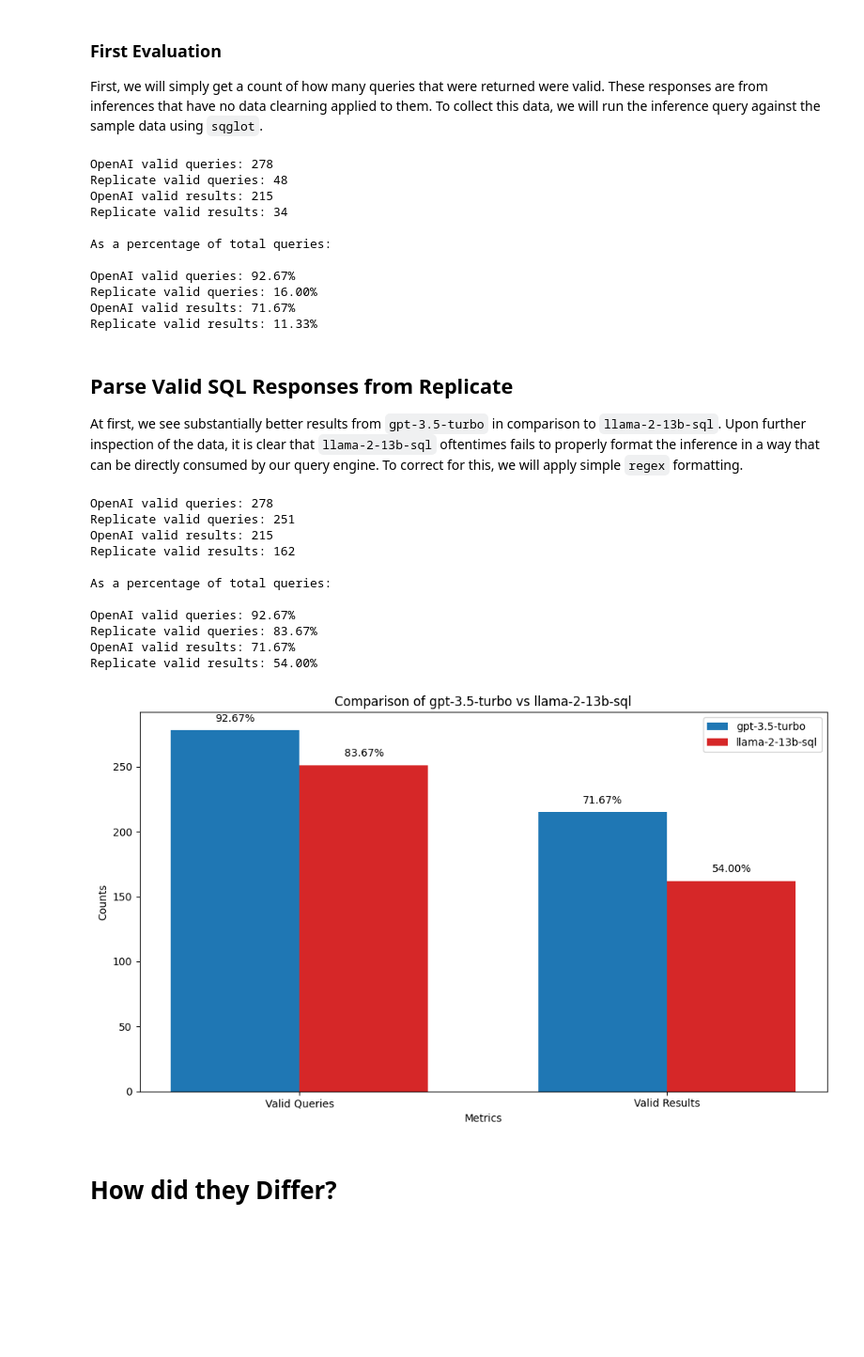
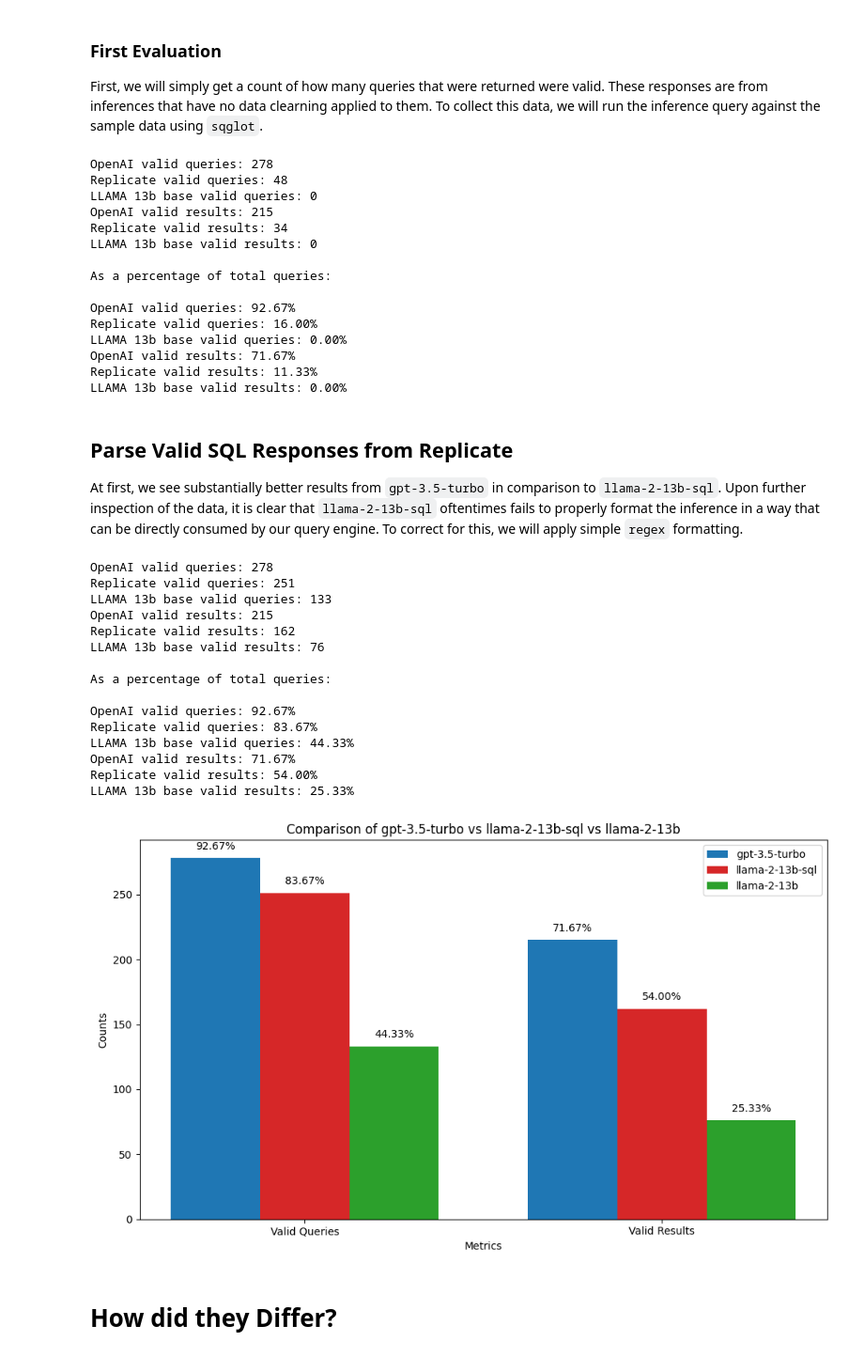
Before and after one commit to denverbaumgartner/autoSQL, a Jupyter notebook: autoSQL/autosql/eval/eval.ipynb, the cells around one changed output. Shown at 94% size. Drawn from its saved outputs; the diff is of its cells as text; code cells hidden in the pictures; blank space fills up the shorter version.

Commit message:
eval: base llama-13b & loss charts (#4)

```diff
--- a/autoSQL/autosql/eval/eval.ipynb
+++ b/autoSQL/autosql/eval/eval.ipynb
@@ -42,7 +43,7 @@ sqe = SQLEval()
 
 This data can be downloaded from [here](https://huggingface.co/datasets/alagaesia/auto-sql-create-context/blob/main/rich_testing_subset_llama_13b_1_0_0_inferences.zip) and should soon be available for direct download from the Hub in a programmatic fashion.
 # %%
-inference_data = Dataset.load_from_disk("../../local_data/rich_testing_subset_llama_13b_1_0_0_inferences_two")
+inference_data = Dataset.load_from_disk("../../local_data/rich_testing_subset_llama_13b_1_0_0_inferences_two_b")
 
 print("Loaded inference data")
 print("The dataset has {} rows and {} columns".format(inference_data.num_rows, inference_data.num_columns))
@@ -65,38 +66,50 @@ First, we will simply get a count of how many queries that were returned were va
 # %%
 inference_data = inference_data.map(sqe.validate_openai_query)
 inference_data = inference_data.map(sqe.validate_replicate_query)
+inference_data = inference_data.map(sqe.validate_replicate_query, fn_kwargs={"query_label": "llama_2_13b_base_inference", "result_label": "llama_2_13b_base_result", "valid_label": "llama_2_13b_base_valid"})
 inference_data = inference_data.map(sqe.inference_result_check)
+inference_data = inference_data.map(sqe.custom_inference_result_check, fn_kwargs={"column_result_label": "llama_2_13b_base_result", "outcome_label": "llama_2_13b_base_correct"})
 
 openai_valid_queries = inference_data.filter(lambda x: x["openai_valid"] == True)
 replicate_valid_queries = inference_data.filter(lambda x: x["replicate_valid"] == True)
+llama_13b_base_valid_queries = inference_data.filter(lambda x: x["llama_2_13b_base_valid"] == True)
 
 openai_valid_results = inference_data.filter(lambda x: x["openai_correct"] == True)
 replicate_valid_results = inference_data.filter(lambda x: x["replicate_correct"] == True)
+llama_13b_base_valid_results = inference_data.filter(lambda x: x["llama_2_13b_base_correct"] == True)
 
 print("OpenAI valid queries: {}".format(openai_valid_queries.num_rows))
 print("Replicate valid queries: {}".format(replicate_valid_queries.num_rows))
+print("LLAMA 13b base valid queries: {}".format(llama_13b_base_valid_queries.num_rows))
 
 print("OpenAI valid results: {}".format(openai_valid_results.num_rows))
 print("Replicate valid results: {}".format(replicate_valid_results.num_rows))
+print("LLAMA 13b base valid results: {}".format(llama_13b_base_valid_results.num_rows))
 
 print("\nAs a percentage of total queries: \n")
 print("OpenAI valid queries: {:.2f}%".format(100 * openai_valid_queries.num_rows / inference_data.num_rows))
 print("Replicate valid queries: {:.2f}%".format(100 * replicate_valid_queries.num_rows / inference_data.num_rows))
+print("LLAMA 13b base valid queries: {:.2f}%".format(100 * llama_13b_base_valid_queries.num_rows / inference_data.num_rows))
 
 print("OpenAI valid results: {:.2f}%".format(100 * openai_valid_results.num_rows / inference_data.num_rows))
 print("Replicate valid results: {:.2f}%".format(100 * replicate_valid_results.num_rows / inference_data.num_rows))
+print("LLAMA 13b base valid results: {:.2f}%".format(100 * llama_13b_base_valid_results.num_rows / inference_data.num_rows))
 # %% [output]
 OpenAI valid queries: 278
 Replicate valid queries: 48
+LLAMA 13b base valid queries: 0
 OpenAI valid results: 215
 Replicate valid results: 34
+LLAMA 13b base valid results: 0
 
 As a percentage of total queries:
 
 OpenAI valid queries: 92.67%
 Replicate valid queries: 16.00%
+LLAMA 13b base valid queries: 0.00%
 OpenAI valid results: 71.67%
 Replicate valid results: 11.33%
+LLAMA 13b base valid results: 0.00%
 # %% [markdown]
 ## Parse Valid SQL Responses from Replicate
 
@@ -119,76 +132,98 @@ replicate_invalid_queries = replicate_invalid_queries.map(sqe.inference_result_c
 inference_data = datasets.concatenate_datasets([replicate_valid_queries, replicate_invalid_queries])
 # %%
 inference_data = inference_data.map(sqe.replicate_response_parser)
+inference_data = inference_data.map(sqe.replicate_response_parser, fn_kwargs={"inference_label": "llama_2_13b_base_inference", "result_label": "llama_2_13b_base_result", "valid_label": "llama_2_13b_base_valid"})
 inference_data = inference_data.map(sqe.validate_openai_query)
 inference_data = inference_data.map(sqe.validate_replicate_query)
+inference_data = inference_data.map(sqe.validate_replicate_query, fn_kwargs={"query_label": "llama_2_13b_base_inference", "result_label": "llama_2_13b_base_result", "valid_label": "llama_2_13b_base_valid"})
 inference_data = inference_data.map(sqe.inference_result_check)
+inference_data = inference_data.map(sqe.custom_inference_result_check, fn_kwargs={"column_result_label": "llama_2_13b_base_result", "outcome_label": "llama_2_13b_base_correct"})
 
 openai_valid_queries = inference_data.filter(lambda x: x["openai_valid"] == True)
 replicate_valid_queries = inference_data.filter(lambda x: x["replicate_valid"] == True)
+llama_13b_base_valid_queries = inference_data.filter(lambda x: x["llama_2_13b_base_valid"] == True)
 
 openai_valid_results = inference_data.filter(lambda x: x["openai_correct"] == True)
 replicate_valid_results = inference_data.filter(lambda x: x["replicate_correct"] == True)
+llama_13b_base_valid_results = inference_data.filter(lambda x: x["llama_2_13b_base_correct"] == True)
 
 print("OpenAI valid queries: {}".format(openai_valid_queries.num_rows))
 print("Replicate valid queries: {}".format(replicate_valid_queries.num_rows))
+print("LLAMA 13b base valid queries: {}".format(llama_13b_base_valid_queries.num_rows))
 
 print("OpenAI valid results: {}".format(openai_valid_results.num_rows))
 print("Replicate valid results: {}".format(replicate_valid_results.num_rows))
+print("LLAMA 13b base valid results: {}".format(llama_13b_base_valid_results.num_rows))
 
 print("\nAs a percentage of total queries: \n")
 print("OpenAI valid queries: {:.2f}%".format(100 * openai_valid_queries.num_rows / inference_data.num_rows))
 print("Replicate valid queries: {:.2f}%".format(100 * replicate_valid_queries.num_rows / inference_data.num_rows))
+print("LLAMA 13b base valid queries: {:.2f}%".format(100 * llama_13b_base_valid_queries.num_rows / inference_data.num_rows))
 
 print("OpenAI valid results: {:.2f}%".format(100 * openai_valid_results.num_rows / inference_data.num_rows))
 print("Replicate valid results: {:.2f}%".format(100 * replicate_valid_results.num_rows / inference_data.num_rows))
+print("LLAMA 13b base valid results: {:.2f}%".format(100 * llama_13b_base_valid_results.num_rows / inference_data.num_rows))
 # %% [output]
 OpenAI valid queries: 278
 Replicate valid queries: 251
+LLAMA 13b base valid queries: 133
 OpenAI valid results: 215
 Replicate valid results: 162
+LLAMA 13b base valid results: 76
 
 As a percentage of total queries:
 
 OpenAI valid queries: 92.67%
 Replicate valid queries: 83.67%
+LLAMA 13b base valid queries: 44.33%
 OpenAI valid results: 71.67%
 Replicate valid results: 54.00%
+LLAMA 13b base valid results: 25.33%
 # %%
+import numpy as np
+import matplotlib.pyplot as plt
+
 categories = ['Valid Queries', 'Valid Results']
 openai_values = [openai_valid_queries.num_rows, openai_valid_results.num_rows]
 replicate_values = [replicate_valid_queries.num_rows, replicate_valid_results.num_rows]
+llama_13b_base_values = [llama_13b_base_valid_queries.num_rows, llama_13b_base_valid_results.num_rows]
 
 openai_percentages = [100 * openai_valid_queries.num_rows / inference_data.num_rows,
                       100 * openai_valid_results.num_rows / inference_data.num_rows]
 
 replicate_percentages = [100 * replicate_valid_queries.num_rows / inference_data.num_rows,
                          100 * replicate_valid_results.num_rows / inference_data.num_rows]
 
+llama_13b_base_percentages = [100 * llama_13b_base_valid_queries.num_rows / inference_data.num_rows,
+                                100 * llama_13b_base_valid_results.num_rows / inference_data.num_rows]
+
 x = np.arange(len(categories))  # the label locations
-width = 0.35  # the width of the bars
+width = 0.25  # Adjusted width of the bars for 3 sets
 
 fig, ax1 = plt.subplots(figsize=(10, 6))
 
 # Bar charts for absolute values
-ax1.bar(x - width/2, openai_values, width, color='tab:blue', label='gpt-3.5-turbo')
-ax1.bar(x + width/2, replicate_values, width, color='tab:red', label='llama-2-13b-sql')
+ax1.bar(x - width, openai_values, width, color='tab:blue', label='gpt-3.5-turbo')
+ax1.bar(x, replicate_values, width, color='tab:red', label='llama-2-13b-sql')
+ax1.bar(x + width, llama_13b_base_values, width, color='tab:green', label='llama-2-13b')
 
 # Labeling and other aesthetics
 ax1.set_xlabel('Metrics')
 ax1.set_ylabel('Counts')
-ax1.set_title('Comparison of gpt-3.5-turbo vs llama-2-13b-sql')
+ax1.set_title('Comparison of gpt-3.5-turbo vs llama-2-13b-sql vs llama-2-13b')
 ax1.set_xticks(x)
 ax1.set_xticklabels(categories)
 ax1.legend()
 
 # Adding percentages on top of the bars
 for i in range(len(categories)):
-    ax1.text(i - width/2, openai_values[i] + 5, f"{openai_percentages[i]:.2f}%", ha='center', va='bottom', color='black', rotation=0)
-    ax1.text(i + width/2, replicate_values[i] + 5, f"{replicate_percentages[i]:.2f}%", ha='center', va='bottom', color='black', rotation=0)
+    ax1.text(i - width, openai_values[i] + 5, f"{openai_percentages[i]:.2f}%", ha='center', va='bottom', color='black', rotation=0)
+    ax1.text(i, replicate_values[i] + 5, f"{replicate_percentages[i]:.2f}%", ha='center', va='bottom', color='black', rotation=0)
+    ax1.text(i + width, llama_13b_base_values[i] + 5, f"{llama_13b_base_percentages[i]:.2f}%", ha='center', va='bottom', color='black', rotation=0)
 
 plt.tight_layout()
 plt.show()
 # %% [output]
-[figure, old version]
+[figure, new version]
 # %% [markdown]
 # How did they Differ?
```
Also changed, not shown: parts of 9 cells of this notebook, 11 other files.
